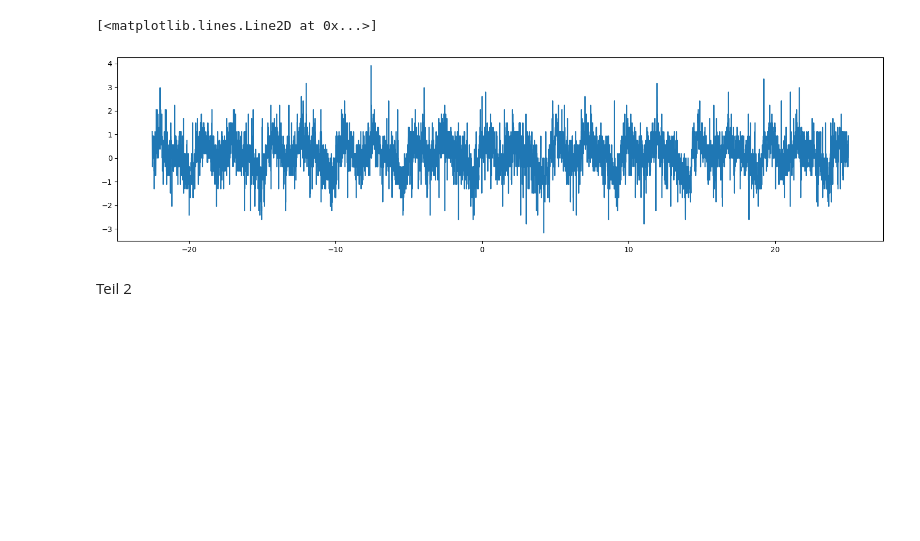
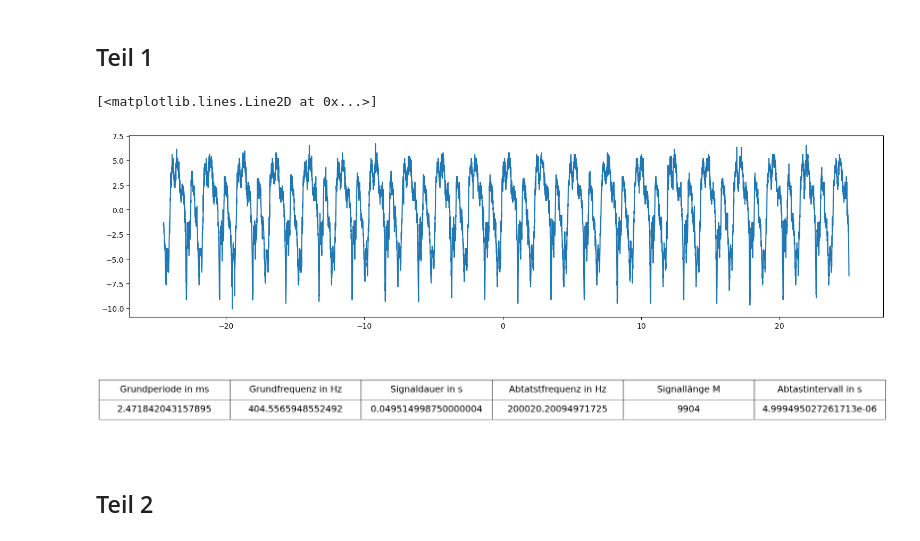
Before and after one commit to Matze-Katze/SSS, a Jupyter notebook: Versuch3/versuch3.ipynb, the cells around one changed output. Drawn from its saved outputs; the diff is of its cells as text; code cells hidden in the pictures; blank space fills up the shorter version.

Commit message:
teil1.3

```diff
--- a/Versuch3/versuch3.ipynb
+++ b/Versuch3/versuch3.ipynb
@@ -4,21 +5,49 @@ import matplotlib.pyplot as plt
+# %% [markdown]
+## Teil 1
 # %%
 def readAudio(path):
-    values = np.genfromtxt(fname=path,dtype=str, skip_header=503)
+    values = np.genfromtxt(fname=path,dtype=str, skip_header=103)
     valueList=[]
     for yStrings in values:
         Values=yStrings.replace(",",".").split(";")
         valueList.append(Values)
-    return np.array(valueList)
-x=readAudio(path="./Files/MH1.csv")
-x=x.astype(float)
+    return np.array(valueList, dtype= float)
+mh4List=readAudio(path="./Files/MH4.csv")
 plt.rcParams["figure.figsize"] = [15, 4]
 plt.rcParams["figure.autolayout"] = True
-plt.plot(x[:,0],x[:,1],label="Mundharmonika")
+plt.plot(mh4List[:,0],mh4List[:,1],label="Mundharmonika")
 # %% [output]
 [<matplotlib.lines.Line2D at 0x...>]
-[figure, old version]
+[figure, new version]
-# %% [markdown]
-Teil 2
+# %%
+def minIntervall(array,start,length):
+    min=[np.iinfo(np.int32).max,np.iinfo(np.int32).max]
+    for i in range(start,start+length):
+        if array[i,1]<min[1]:
+            min=array[i]
+    return min
+def plotTable(array1,colLabelTupel):
+    fig, ax = plt.subplots()
+    ax.axis('off')
+    table = ax.table(cellText=[array1], loc='center', cellLoc='center', colLabels=colLabelTupel)
+    table.auto_set_font_size(False)
+    table.set_fontsize(22)
+    table.scale(2.3, 4)  # Adjust the size of the table
+    plt.show()
+
+firstMin=minIntervall(mh4List,0,200)
+lastMin=minIntervall(mh4List,9100,len(mh4List)-9100)
+grundPeriode=(lastMin[0]-firstMin[0])/19    #in ms
+grundFrequenz=(1/grundPeriode)*1000         #in Hz
+signalDauer=(mh4List[-1,0]-mh4List[0,0])/1000     # in s
+abtastFrequenz=len(mh4List)/signalDauer     # frequenz in Hz
+signalLänge=len(mh4List)
+abtastIntervall=1/abtastFrequenz
+plotTable([grundPeriode,grundFrequenz,signalDauer,abtastFrequenz,signalLänge,abtastIntervall],("Grundperiode in ms","Grundfrequenz in Hz","Signaldauer in s","Abtatstfrequenz in Hz","Signallänge M","Abtastintervall in s"))
+# %% [output]
+[figure, added]
+# %% [markdown]
+## Teil 2
 # %%
 # kHz
 freqs = [.1, .2, .3, .4, .5, .6, .7, .85, 1, 1.2, 1.5, 1.7, 2, 3, 4, 5, 6, 10]
```
Also changed, not shown: parts of 2 cells of this notebook.
